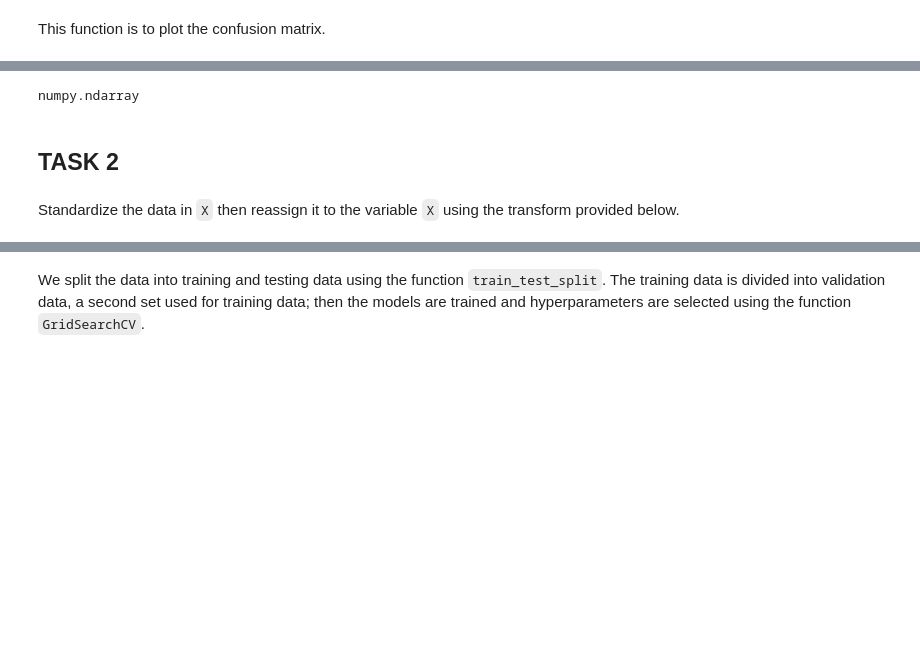
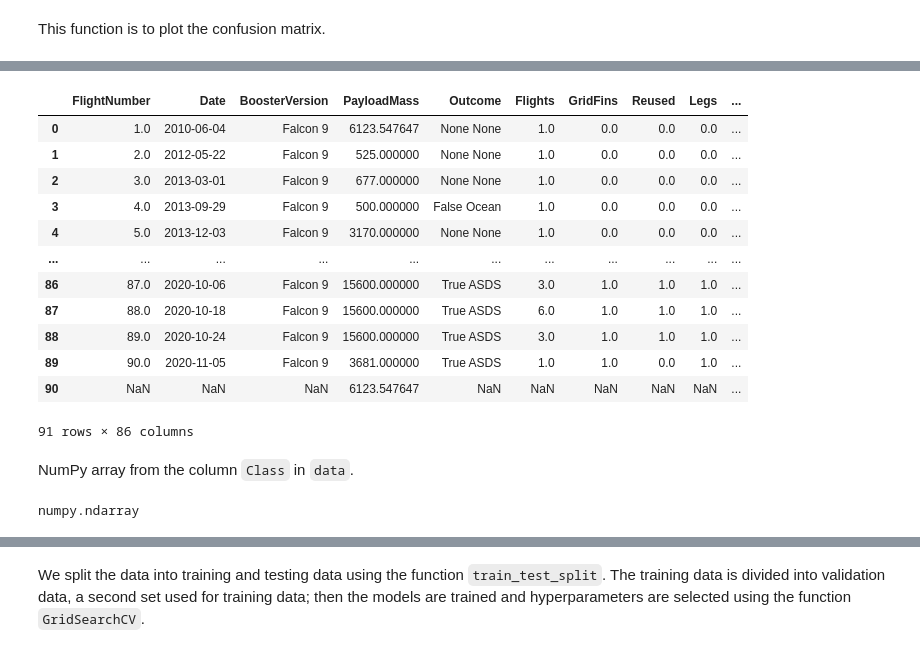
Before and after one commit to helenapedro/DS_Projects, a Jupyter notebook: notebooks/Machine Learning Prediction.ipynb, the cells around one changed output, grey strips where cells are left out. Cells and saved outputs as stored; diff of their text form; code cells hidden in the pictures; blank space fills up the shorter version.

```diff
--- a/notebooks/Machine Learning Prediction.ipynb
+++ b/notebooks/Machine Learning Prediction.ipynb
@@ -128,9 +62,24 @@ assign it  to the variable <code>Y</code>,make sure the output is a  Pandas seri
+# %%
+X = pd.read_csv('../csv/dataset_part_3.csv')
+X.head(100)
+# %% [output]
+|  | FlightNumber | Date | BoosterVersion | PayloadMass | Outcome | Flights | GridFins | Reused | Legs | ... |
+| 0 | 1.0 | 2010-06-04 | Falcon 9 | 6123.547647 | None None | 1.0 | 0.0 | 0.0 | 0.0 | ... |
+| 1 | 2.0 | 2012-05-22 | Falcon 9 | 525.000000 | None None | 1.0 | 0.0 | 0.0 | 0.0 | ... |
+| 2 | 3.0 | 2013-03-01 | Falcon 9 | 677.000000 | None None | 1.0 | 0.0 | 0.0 | 0.0 | ... |
+| 3 | 4.0 | 2013-09-29 | Falcon 9 | 500.000000 | False Ocean | 1.0 | 0.0 | 0.0 | 0.0 | ... |
+| 4 | 5.0 | 2013-12-03 | Falcon 9 | 3170.000000 | None None | 1.0 | 0.0 | 0.0 | 0.0 | ... |
+| ... | ... | ... | ... | ... | ... | ... | ... | ... | ... | ... |
+| 86 | 87.0 | 2020-10-06 | Falcon 9 | 15600.000000 | True ASDS | 3.0 | 1.0 | 1.0 | 1.0 | ... |
+| 87 | 88.0 | 2020-10-18 | Falcon 9 | 15600.000000 | True ASDS | 6.0 | 1.0 | 1.0 | 1.0 | ... |
+| 88 | 89.0 | 2020-10-24 | Falcon 9 | 15600.000000 | True ASDS | 3.0 | 1.0 | 1.0 | 1.0 | ... |
+| 89 | 90.0 | 2020-11-05 | Falcon 9 | 3681.000000 | True ASDS | 1.0 | 1.0 | 0.0 | 1.0 | ... |
+| 90 | NaN | NaN | NaN | 6123.547647 | NaN | NaN | NaN | NaN | NaN | ... |
+91 rows × 86 columns
+# %% [markdown]
+NumPy array from the column <code>Class</code> in <code>data</code>.
 # %%
 Y = data['Class'].to_numpy()
 type(Y)
 # %% [output]
 numpy.ndarray
-# %% [markdown]
-## TASK  2
-# %% [markdown]
-Standardize the data in <code>X</code> then reassign it to the variable  <code>X</code> using the transform provided below.
```
Also changed, not shown: parts of 40 cells of this notebook.
